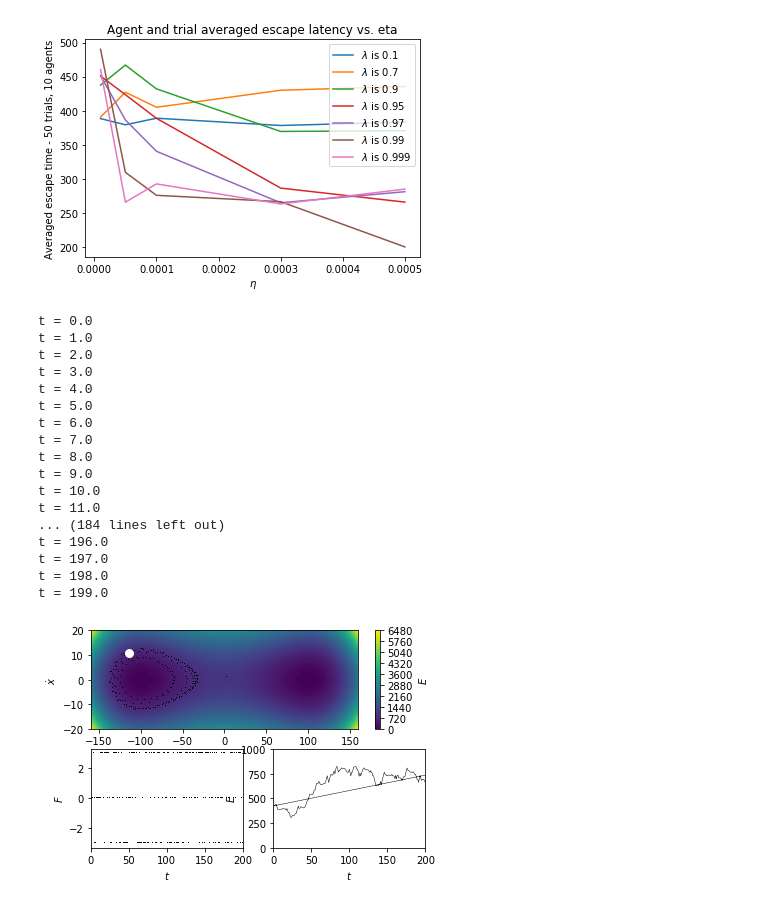
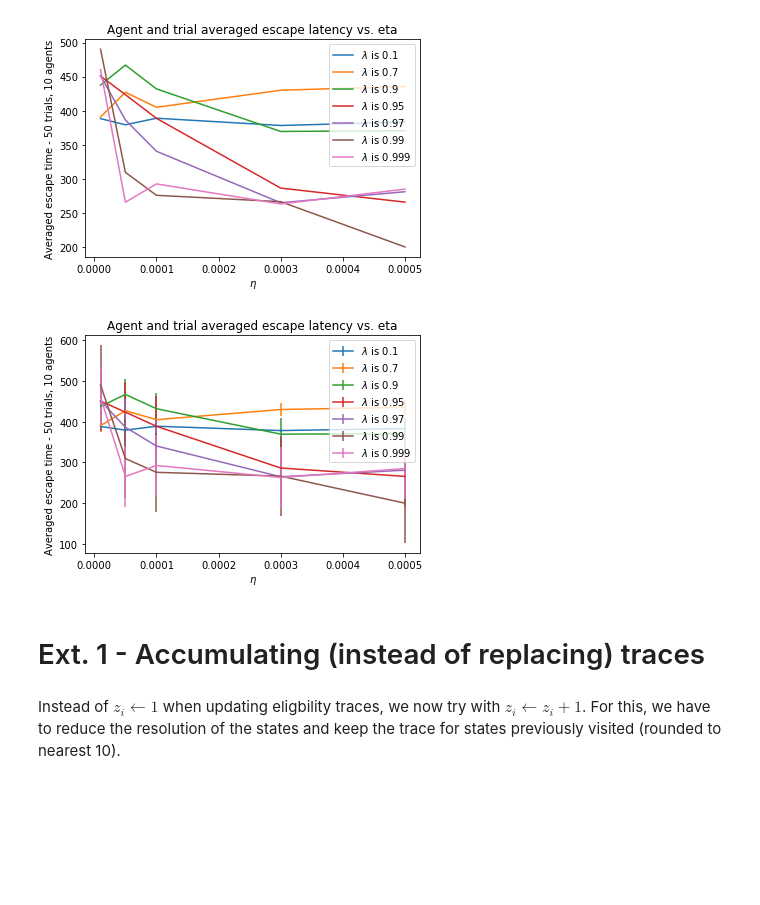
Before and after one commit to sergeivolodin/MountainCarRL, a Jupyter notebook: arvin/main.ipynb, the cells around one changed output. Drawn from its saved outputs; the diff is of its cells as text; code cells hidden in the pictures; blank space fills up the shorter version.

```diff
--- a/arvin/main.ipynb
+++ b/arvin/main.ipynb
@@ -75,8 +77,8 @@ class DummyAgent():
 
         vector = np.exp(Q / self.tau)
         ret = vector / np.sum(vector)
-        if not(0.9999 <= sum(ret) <= 1.00001):
-            print("Probability does not sum up! They're: {}, with sum {}".format(ret,sum(ret)))
+        #if not(0.9999 <= sum(ret) <= 1.00001):
+            #print("Probability does not sum up! They're: {}, with sum {}".format(ret,sum(ret)))
         return vector / np.sum(vector)
 
     def get_action_index(self, x, v):
@@ -141,7 +143,7 @@ class DummyAgent():
 
         Parameters
         ----------
-        n_steps -- number of steps to simulate for
+        max_steps -- max number of steps to simulate for
         """
 
         # make sure the mountain-car is reset
@@ -223,7 +225,7 @@ class DummyAgent():
             old_s = s
             old_a = action_index
         #if not finished:
-            #print('No reward :( ')
+            #print('No reward :'( )
 
         return time, all_s_a
 
@@ -575,24 +577,18 @@ Probability does not sum up! They're: [  0.   0.  nan], with sum nan
 <matplotlib.figure.Figure at 0x...>
 <matplotlib.figure.Figure at 0x...>
 [figure]
-# %%
-d.visualize_trial()
-# %% [output]
-t = 0.0
-t = 1.0
-t = 2.0
-t = 3.0
-t = 4.0
-t = 5.0
-t = 6.0
-t = 7.0
-t = 8.0
-t = 9.0
-t = 10.0
-t = 11.0
-... (184 lines left out)
-t = 196.0
-t = 197.0
-t = 198.0
-t = 199.0
-[figure, removed]
+# %%
+plt.figure()
+for i in range(7):
+    plt.errorbar(ets,times_opt_av[lambdas[i]],yerr= np.std(times_opt_av[lambdas[i]]),label=r'$\lambda$ is {}'.format(lambdas[i]))
+plt.title("Agent and trial averaged escape latency vs. eta")
+plt.xlabel(r'$\eta$')
+plt.ylabel("Averaged escape time - 50 trials, 10 agents")
+plt.legend()
+plt.show()
+# %% [output]
+[figure, added]
+# %% [markdown]
+# Ext. 1 - Accumulating (instead of replacing) traces
+# %% [markdown]
+Instead of $z_{i} \leftarrow 1$ when updating eligbility traces, we now try with  $z_{i} \leftarrow z_{i} + 1$. For this, we have to reduce the resolution of the states and keep the trace for states previously visited (rounded to nearest 10).
```
Also changed, not shown: parts of 34 cells of this notebook.
